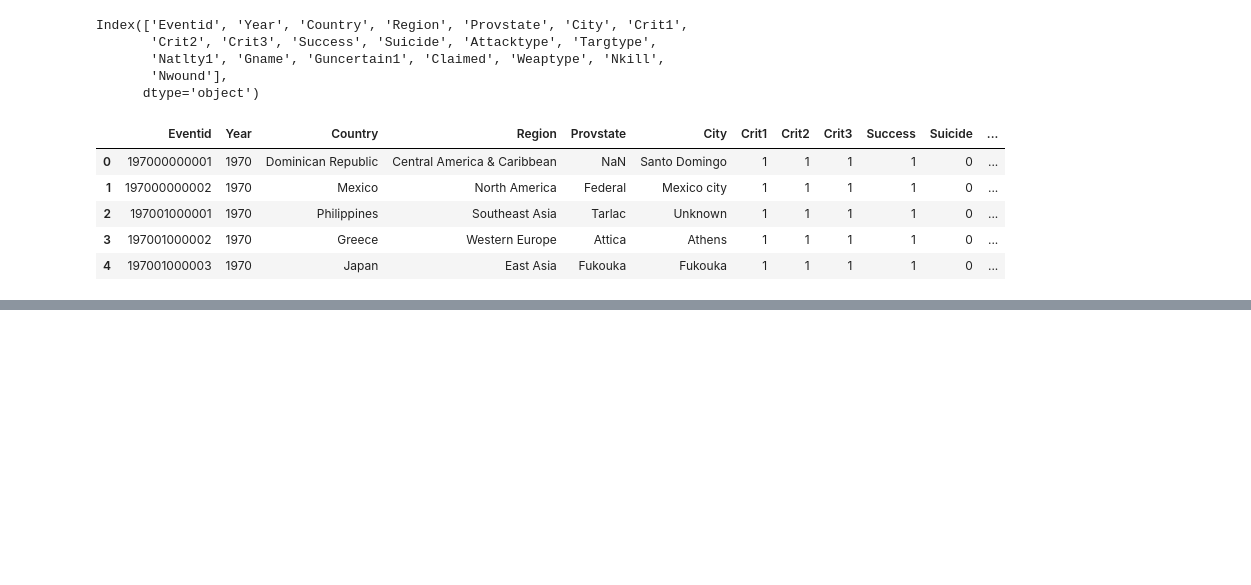
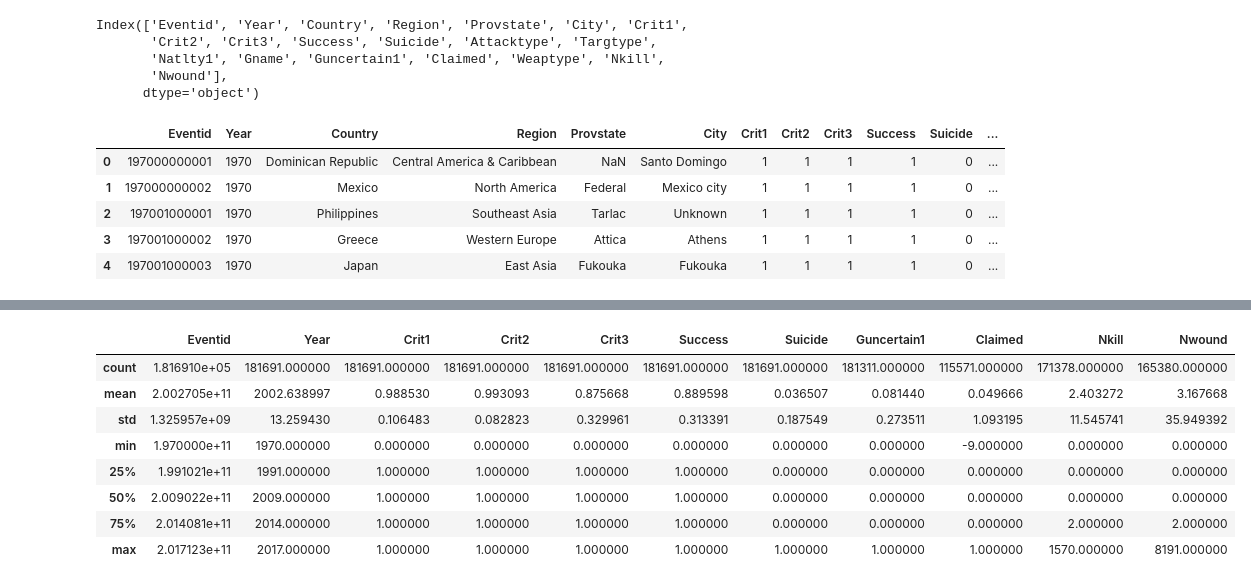
Before and after one commit to vikas6169/terrorism-repo1, a Jupyter notebook: globle_terrorism_data_analysis.ipynb, the cells around one changed output, grey strips where cells are left out. Saved outputs shown, nothing was run; the diff lists cells and outputs as text; code cells hidden in the pictures; blank space fills up the shorter version.

```diff
--- a/globle_terrorism_data_analysis.ipynb
+++ b/globle_terrorism_data_analysis.ipynb
@@ -83,0 +113,12 @@ newdf.head(5)
+# %%
+newdf.describe()
+# %% [output]
+|  | Eventid | Year | Crit1 | Crit2 | Crit3 | Success | Suicide | Guncertain1 | Claimed | Nkill | Nwound |
+| count | 1.816910e+05 | 181691.000000 | 181691.000000 | 181691.000000 | 181691.000000 | 181691.000000 | 181691.000000 | 181311.000000 | 115571.000000 | 171378.000000 | 165380.000000 |
+| mean | 2.002705e+11 | 2002.638997 | 0.988530 | 0.993093 | 0.875668 | 0.889598 | 0.036507 | 0.081440 | 0.049666 | 2.403272 | 3.167668 |
+| std | 1.325957e+09 | 13.259430 | 0.106483 | 0.082823 | 0.329961 | 0.313391 | 0.187549 | 0.273511 | 1.093195 | 11.545741 | 35.949392 |
+| min | 1.970000e+11 | 1970.000000 | 0.000000 | 0.000000 | 0.000000 | 0.000000 | 0.000000 | 0.000000 | -9.000000 | 0.000000 | 0.000000 |
+| 25% | 1.991021e+11 | 1991.000000 | 1.000000 | 1.000000 | 1.000000 | 1.000000 | 0.000000 | 0.000000 | 0.000000 | 0.000000 | 0.000000 |
+| 50% | 2.009022e+11 | 2009.000000 | 1.000000 | 1.000000 | 1.000000 | 1.000000 | 0.000000 | 0.000000 | 0.000000 | 0.000000 | 0.000000 |
+| 75% | 2.014081e+11 | 2014.000000 | 1.000000 | 1.000000 | 1.000000 | 1.000000 | 0.000000 | 0.000000 | 0.000000 | 2.000000 | 2.000000 |
+| max | 2.017123e+11 | 2017.000000 | 1.000000 | 1.000000 | 1.000000 | 1.000000 | 1.000000 | 1.000000 | 1.000000 | 1570.000000 | 8191.000000 |
```
Also changed, not shown: parts of 9 cells of this notebook.
